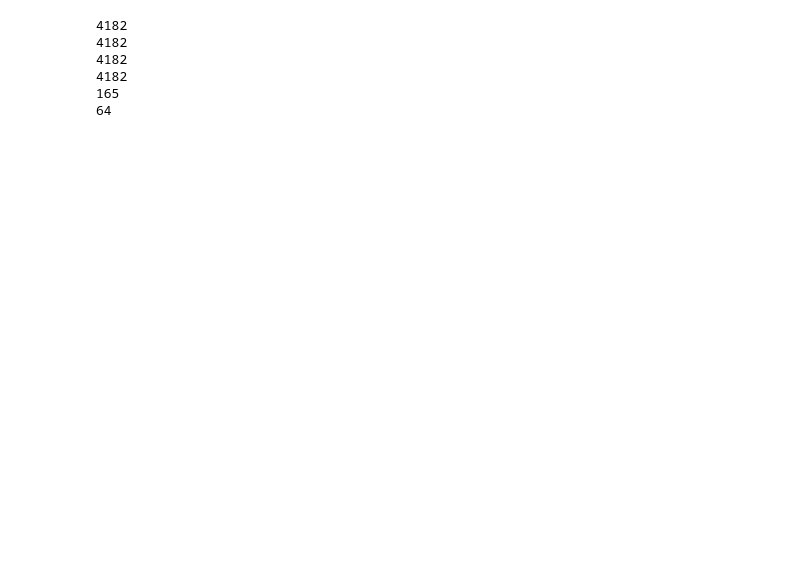
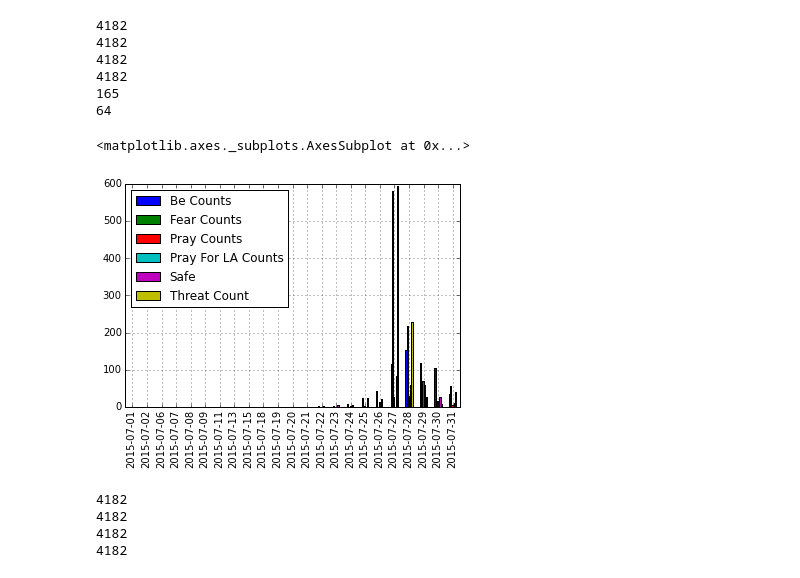
Before and after one commit to heatherjcohen/UCLA-Coding-Projects, a Jupyter notebook: GangTweetsViz.ipynb, the cells around one changed output. Saved outputs shown, nothing was run; the diff lists cells and outputs as text; code cells hidden in the pictures; blank space fills up the shorter version.

```diff
--- a/GangTweetsViz.ipynb
+++ b/GangTweetsViz.ipynb
@@ -166,3 +182,56 @@ print sum(prayLAcounts)
 64
 # %%
 df4 = pd.DataFrame({ 'Fear Counts':fcounts, 'Threat Count':threatcounts, 'Safe':safecounts, "Be Counts":becounts , "Pray Counts":praycounts , "Pray For LA Counts":prayLAcounts}, index=times)
+# %%
+sumdf2 = df4.groupby(df4.index).sum()
+# %%
+sumdf2.plot(kind='bar')
+# %% [output]
+<matplotlib.axes._subplots.AxesSubplot at 0x...>
+[figure, added]
+# %%
+bullshitcounts = []
+try:
+    for line in texts:
+        bullshitcounts.append(line.count('bullshit', re.IGNORECASE))
+
+except ValueError as detail:
+    print 'fail?', detail
+
+print len(bullshitcounts)
+
+
+shitcounts = []
+try:
+    for line in texts:
+        shitcounts.append(line.count('shit', re.IGNORECASE))
+
+except ValueError as detail:
+    print 'fail?', detail
+
+print len(shitcounts)
+
+probcounts = []
+try:
+    for line in texts:
+        probcounts.append(line.count('probably', re.IGNORECASE))
+
+except ValueError as detail:
+    print 'fail?', detail
+
+print len(probcounts)
+
+realcounts = []
+try:
+    for line in texts:
+        realcounts.append(line.count('real', re.IGNORECASE))
+
+except ValueError as detail:
+    print 'fail?', detail
+
+print len(realcounts)
+# %% [output]
+4182
+4182
+4182
+4182
```
Also changed, not shown: parts of 15 cells of this notebook.
